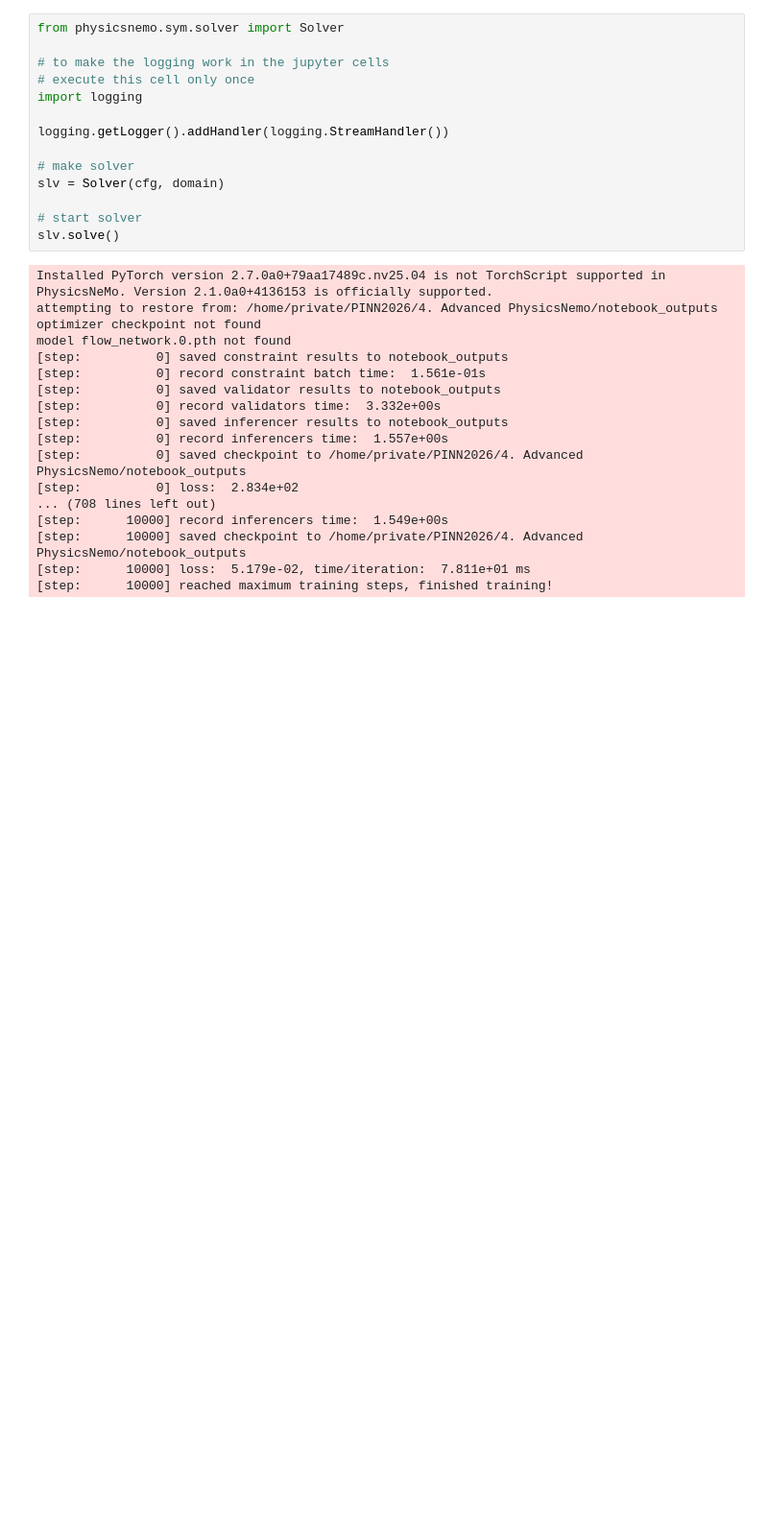
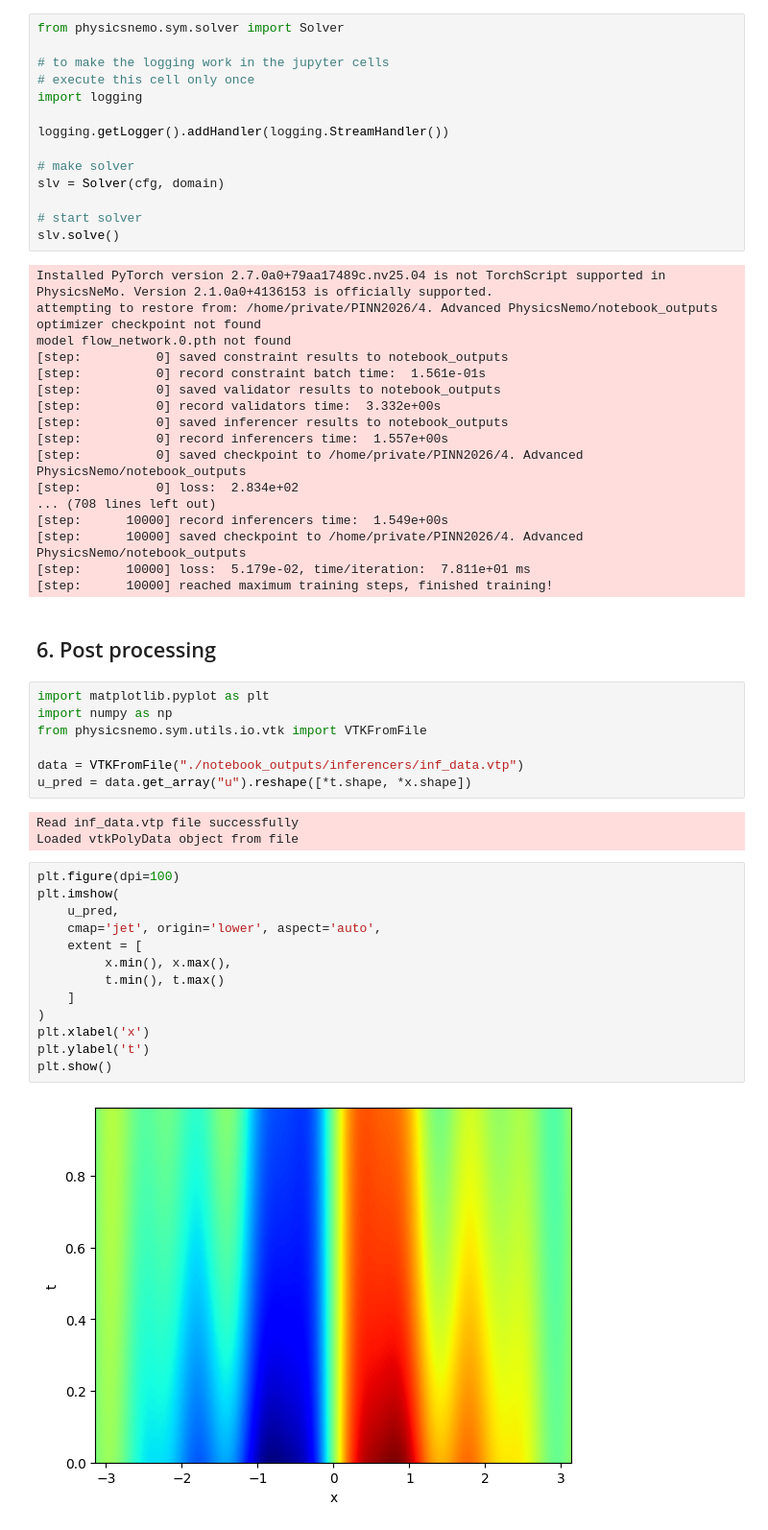
Before and after one commit to androbomb/PINN_Course_2026, a Jupyter notebook: 4. Advanced PhysicsNemo/physicsnemo_notebook.ipynb, the cells around one changed output. Shown at 96% size. Drawn from its saved outputs; the diff is of its cells as text; blank space fills up the shorter version.

Commit message:
Added post-processing in pnm notebook ho4

```diff
--- a/4. Advanced PhysicsNemo/physicsnemo_notebook.ipynb
+++ b/4. Advanced PhysicsNemo/physicsnemo_notebook.ipynb
@@ -323,3 +323,30 @@ model flow_network.0.pth not found
 [step:      10000] saved checkpoint to /home/private/PINN2026/4. Advanced PhysicsNemo/notebook_outputs
 [step:      10000] loss:  5.179e-02, time/iteration:  7.811e+01 ms
 [step:      10000] reached maximum training steps, finished training!
+# %% [markdown]
+## 6. Post processing
+# %%
+import matplotlib.pyplot as plt
+import numpy as np
+from physicsnemo.sym.utils.io.vtk import VTKFromFile
+
+data = VTKFromFile("./notebook_outputs/inferencers/inf_data.vtp")
+u_pred = data.get_array("u").reshape([*t.shape, *x.shape])
+# %% [output]
+Read inf_data.vtp file successfully
+Loaded vtkPolyData object from file
+# %%
+plt.figure(dpi=100)
+plt.imshow(
+    u_pred,
+    cmap='jet', origin='lower', aspect='auto',
+    extent = [
+         x.min(), x.max(),
+         t.min(), t.max()
+    ]
+)
+plt.xlabel('x')
+plt.ylabel('t')
+plt.show()
+# %% [output]
+[figure, added]
```
Also changed, not shown: parts of 2 cells of this notebook.
